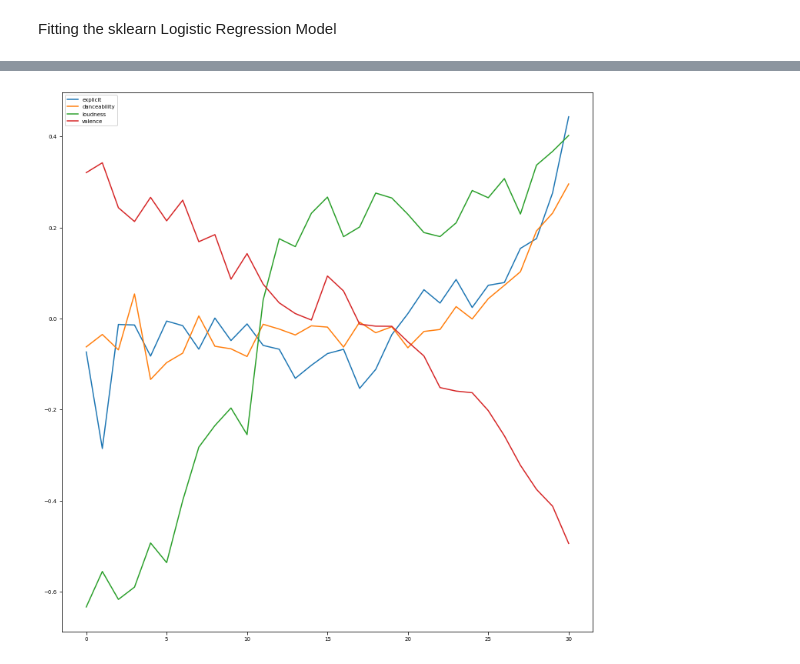
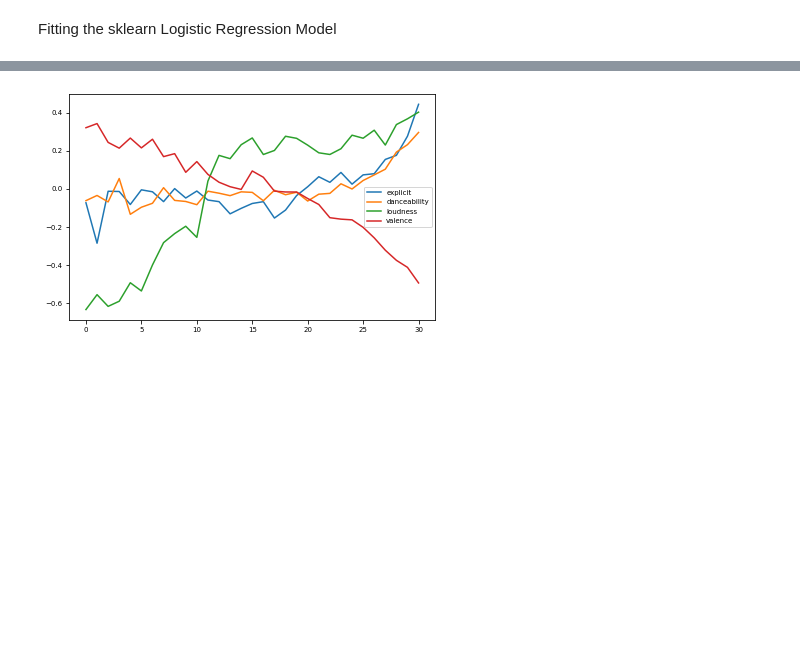
Before and after one commit to Zleander/MusicalDevelopment, a Jupyter notebook: Notebooks/LogRegression.ipynb, the cells around one changed output, grey strips where cells are left out. Saved outputs shown, nothing was run; the diff lists cells and outputs as text; code cells hidden in the pictures; blank space fills up the shorter version.

```diff
--- a/Notebooks/LogRegression.ipynb
+++ b/Notebooks/LogRegression.ipynb
@@ -82,7 +84,8 @@ Accuracy: 0.07885620929308108
 # %%
-for i, coef in enumerate(reg.coef_):
-    sorted_ids = np.flip(np.argsort(np.abs(coef)))
-    start_year, end_year = calc_years_from_label(i)
-    print(f'timespan {i}: \n  years: {start_year}-{end_year} \n  tracks:{sum(y_test == i)} ')
-    for index in sorted_ids:
-        print(f'     {predictors[index]}: {round(coef[index], 3)}')
+# for i, coef in enumerate(reg.coef_):
+#     sorted_ids = np.flip(np.argsort(np.abs(coef)))
+#     start_year, end_year = calc_years_from_label(i)
+#     print(f'timespan {i}: \n  years: {start_year}-{end_year} \n  tracks:{sum(y_test == i)} ')
+#     for index in sorted_ids:
+#         print(f'     {predictors[index]}: {round(coef[index], 3)}')
+#
@@ -107,14 +92,15 @@ timespan 0:
-# %%
-interesting_features = ['explicit', 'valence', 'loudness', 'danceability',]# 'duration_ms']
-fig, ax = plt.subplots(figsize=(10, 10))
-
-year_series = np.unique(calc_labels(np.unique(train['year'])))
-
-for i,feature in enumerate(predictors):
-    if feature in interesting_features:
-        ax.plot(year_series, reg.coef_[:,i], label=feature)
-ax.legend()
-plt.savefig('../figs/1_year_coefs.pdf',bbox_inches='tight')
-plt.show()
-# %% [output]
-[figure, removed]
+# %%
+interesting_features = ['explicit', 'valence', 'loudness', 'danceability']
+fig, ax = plt.subplots()
+
+year_series = np.unique(calc_labels(np.unique(train['year'])))
+
+for i,feature in enumerate(predictors):
+    if feature in interesting_features:
+        ax.plot(year_series, reg.coef_[:,i], '-', label=feature)
+ax.legend()
+#ax.set_ylim(-.6, .6)
+plt.savefig('../figs/1_year_coefs.pdf',bbox_inches='tight')
+plt.show()
+# %% [output]
+[figure, added]
```
Also changed, not shown: parts of 3 cells of this notebook, 2 other files.
